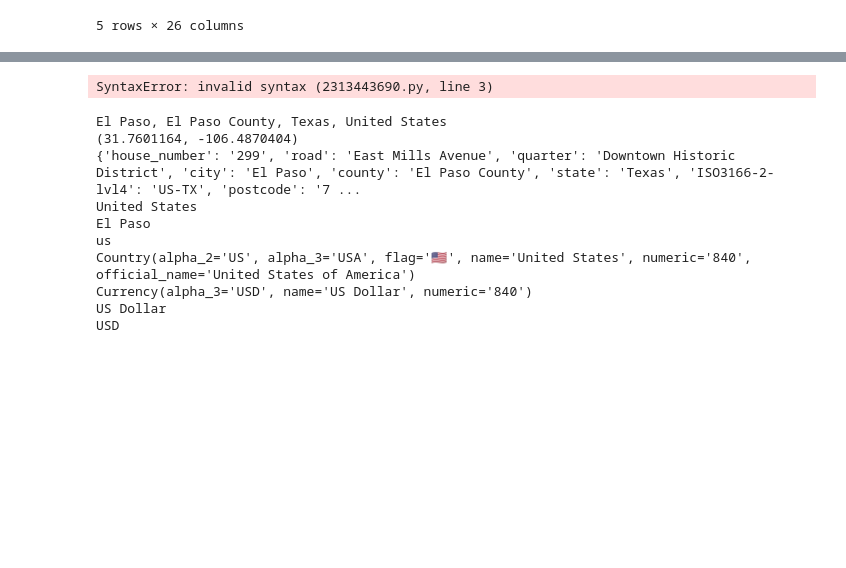
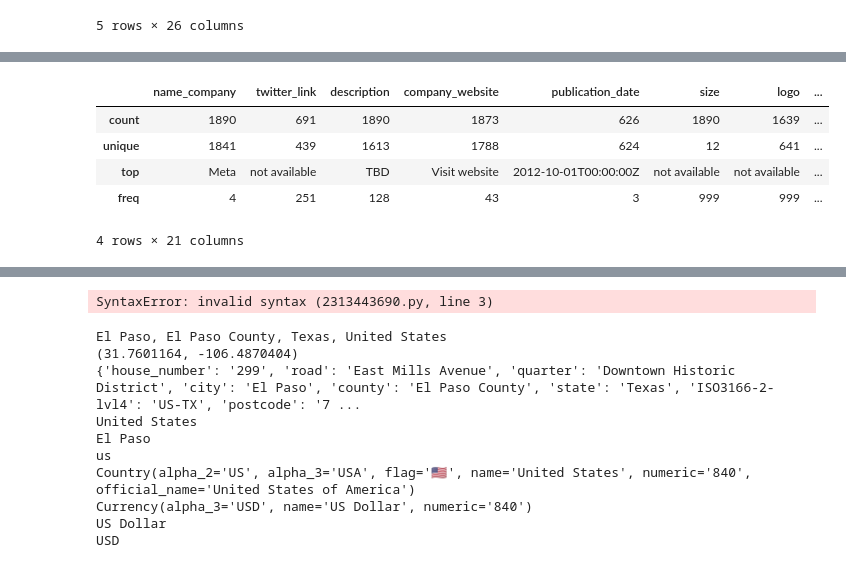
Before and after one commit to sodagt/JobMarket, a Jupyter notebook: processing/test_process.ipynb, the cells around one changed output, grey strips where cells are left out. Drawn from its saved outputs; the diff is of its cells as text; code cells hidden in the pictures; blank space fills up the shorter version.

```diff
--- a/processing/test_process.ipynb
+++ b/processing/test_process.ipynb
@@ -126 +137,20 @@ jobs_full_country.head()
 5 rows × 26 columns
+# %%
+import json
+companies_full = pd.read_pickle('../outputs/final/companies.pkl')
+#companies_full['ingest_date'] = pd.Timestamp.now()
+#companies_full.head()
+
+companies_full_json = companies_full.to_json(orient='records')
+companies_json_records = json.loads(companies_full_json)
+
+companies_full.head()
+
+companies_full.describe()
+# %% [output]
+|  | name_company | twitter_link | description | company_website | publication_date | size | logo | ... |
+| count | 1890 | 691 | 1890 | 1873 | 626 | 1890 | 1639 | ... |
+| unique | 1841 | 439 | 1613 | 1788 | 624 | 12 | 641 | ... |
+| top | Meta | not available | TBD | Visit website | 2012-10-01T00:00:00Z | not available | not available | ... |
+| freq | 4 | 251 | 128 | 43 | 3 | 999 | 999 | ... |
+4 rows × 21 columns
```
Also changed, not shown: parts of 7 cells of this notebook, 2 other files.
